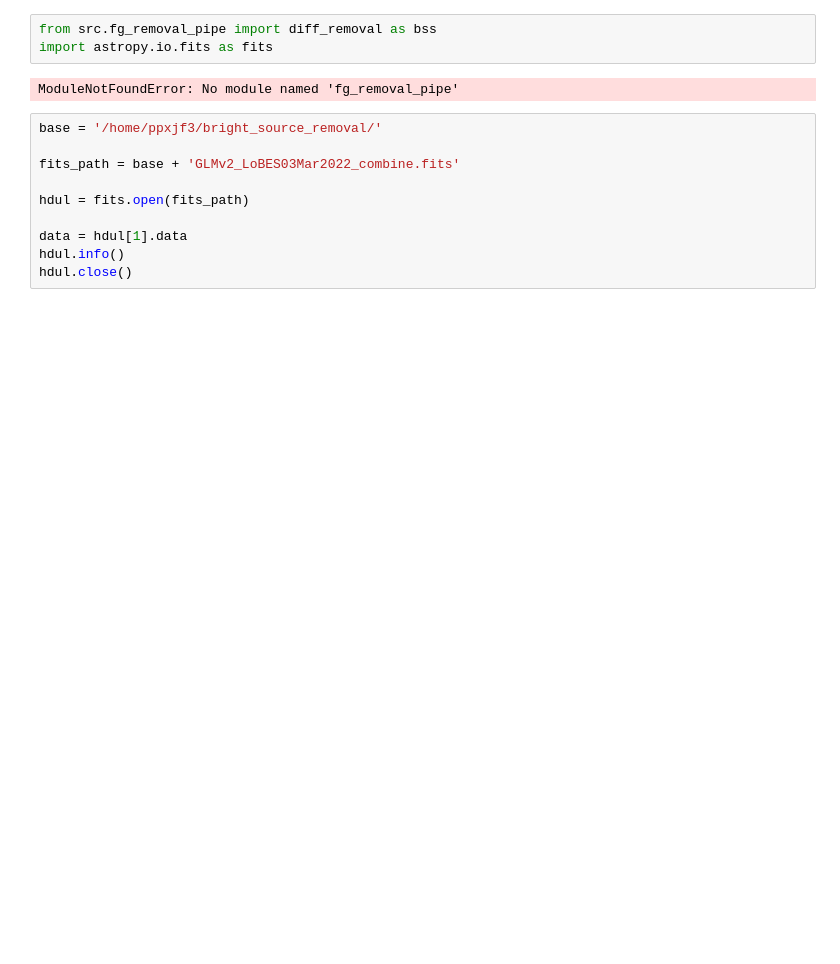
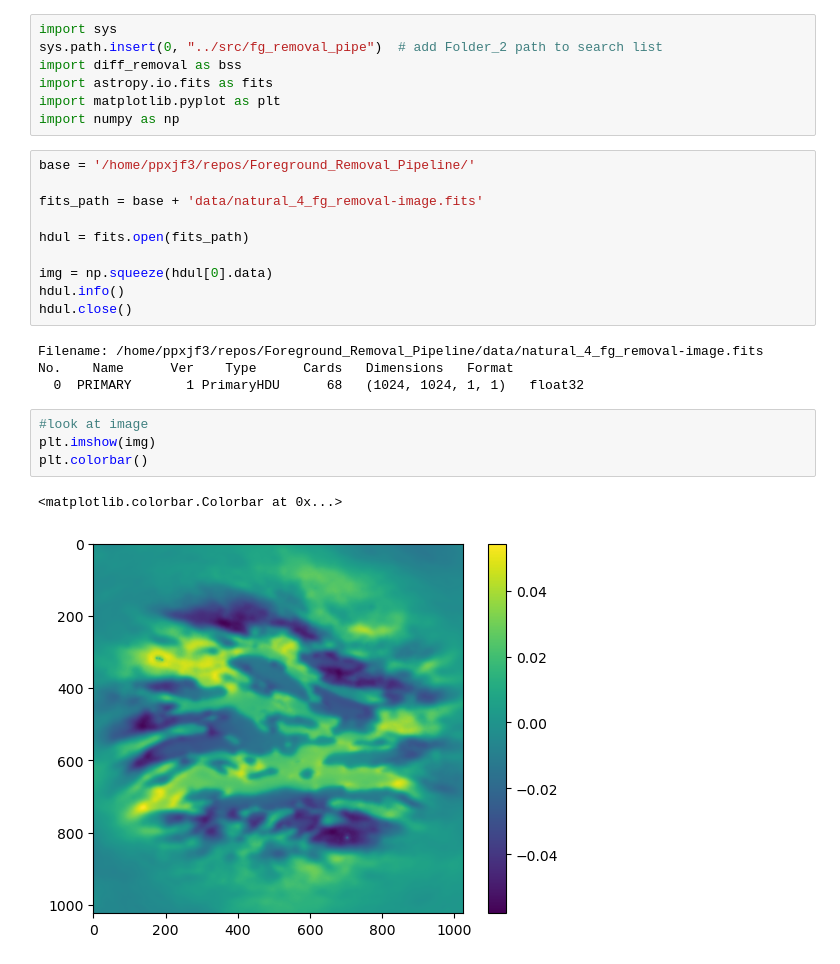
Before and after one commit to jenferon/Foreground_Removal_Pipeline, a Jupyter notebook: Jupyter_notebooks/diffuse_fg_removal.ipynb, the cells around one changed output. Cells and saved outputs as stored; diff of their text form; blank space fills up the shorter version.

```diff
--- a/Jupyter_notebooks/diffuse_fg_removal.ipynb
+++ b/Jupyter_notebooks/diffuse_fg_removal.ipynb
@@ -1,15 +1,28 @@
 # %%
-from src.fg_removal_pipe import diff_removal as bss
+import sys
+sys.path.insert(0, "../src/fg_removal_pipe")  # add Folder_2 path to search list
+import diff_removal as bss
 import astropy.io.fits as fits
+import matplotlib.pyplot as plt
+import numpy as np
-# %% [output]
-ModuleNotFoundError: No module named 'fg_removal_pipe'
 # %%
-base = '/home/ppxjf3/bright_source_removal/'
+base = '/home/ppxjf3/repos/Foreground_Removal_Pipeline/'
 
-fits_path = base + 'GLMv2_LoBES03Mar2022_combine.fits'
+fits_path = base + 'data/natural_4_fg_removal-image.fits'
 
 hdul = fits.open(fits_path)
 
-data = hdul[1].data
+img = np.squeeze(hdul[0].data)
 hdul.info()
 hdul.close()
+# %% [output]
+Filename: /home/ppxjf3/repos/Foreground_Removal_Pipeline/data/natural_4_fg_removal-image.fits
+No.    Name      Ver    Type      Cards   Dimensions   Format
+  0  PRIMARY       1 PrimaryHDU      68   (1024, 1024, 1, 1)   float32
+# %%
+#look at image
+plt.imshow(img)
+plt.colorbar()
+# %% [output]
+<matplotlib.colorbar.Colorbar at 0x...>
+[figure, added]
```
Also changed, not shown: parts of 1 cell of this notebook, 1 other file.
